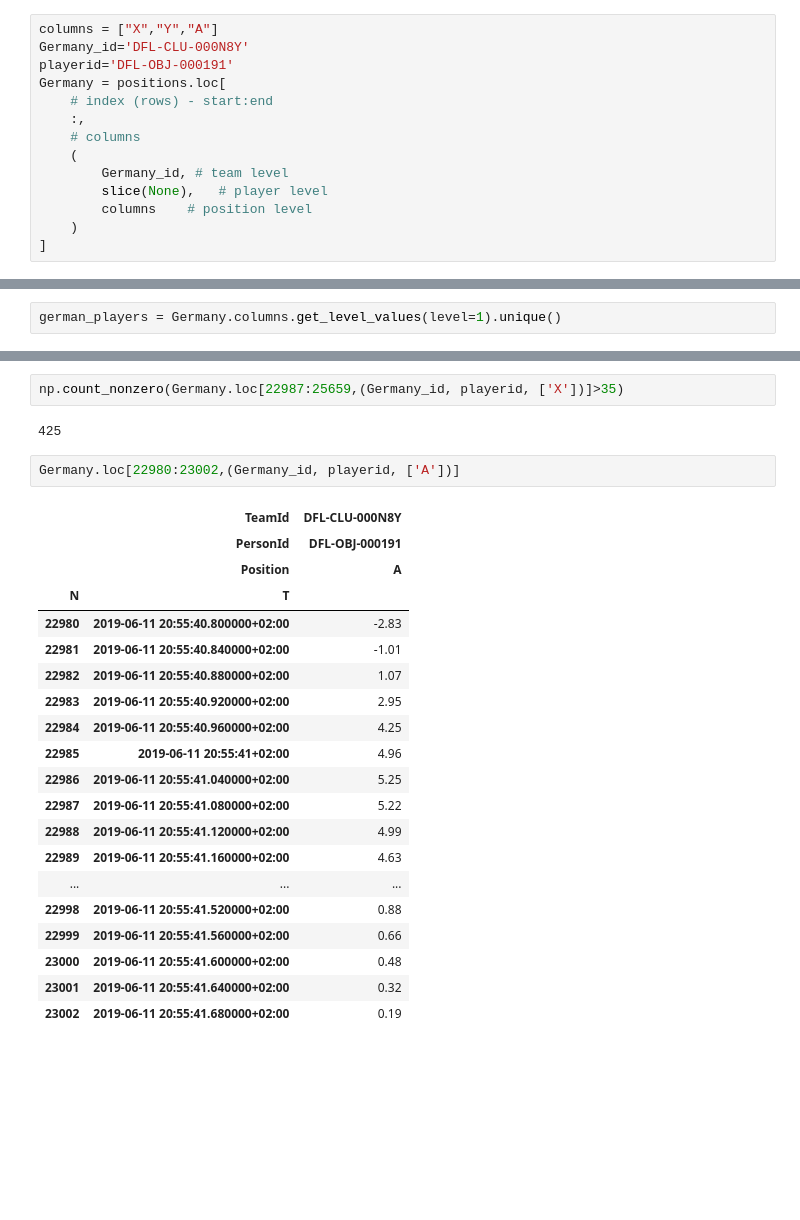
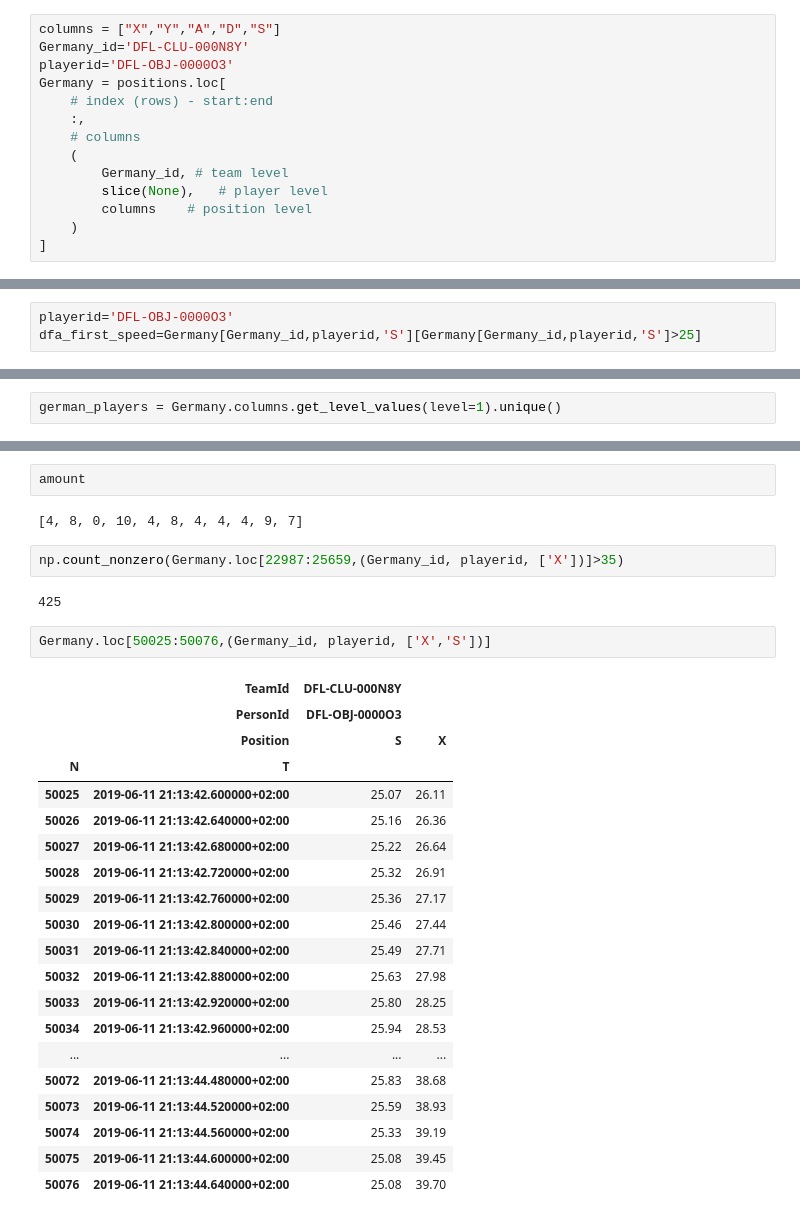
Before and after one commit to Deutscher-Fussball-Bund/Qualit-tsindex, a Jupyter notebook: Test.ipynb, the cells around one changed output, grey strips where cells are left out. Saved outputs shown, nothing was run; the diff lists cells and outputs as text; blank space fills up the shorter version.

```diff
--- a/Test.ipynb
+++ b/Test.ipynb
@@ -1430,9 +1430,9 @@ directionplayframe(10004,'DFL-CLU-000N8Y')
 startframe=[]
 endframe=[]
 # %%
-columns = ["X","Y","A"]
+columns = ["X","Y","A","D","S"]
 Germany_id='DFL-CLU-000N8Y'
-playerid='DFL-OBJ-000191'
+playerid='DFL-OBJ-0000O3'
 Germany = positions.loc[
     # index (rows) - start:end
     :,
@@ -1477,0 +1463,3 @@ AttributeError: 'Int64Index' object has no attribute 'iterrows'
+# %%
+playerid='DFL-OBJ-0000O3'
+dfa_first_speed=Germany[Germany_id,playerid,'S'][Germany[Germany_id,playerid,'S']>25]
@@ -1572,27 +1559,31 @@ for player in german_players:
+# %%
+amount
+# %% [output]
+[4, 8, 0, 10, 4, 8, 4, 4, 4, 9, 7]
 # %%
 np.count_nonzero(Germany.loc[22987:25659,(Germany_id, playerid, ['X'])]>35)
 # %% [output]
 425
 # %%
-Germany.loc[22980:23002,(Germany_id, playerid, ['A'])]
+Germany.loc[50025:50076,(Germany_id, playerid, ['X','S'])]
 # %% [output]
-|  | TeamId | DFL-CLU-000N8Y |
-|  | PersonId | DFL-OBJ-000191 |
-|  | Position | A |
-| N | T |  |
-| 22980 | 2019-06-11 20:55:40.800000+02:00 | -2.83 |
-| 22981 | 2019-06-11 20:55:40.840000+02:00 | -1.01 |
-| 22982 | 2019-06-11 20:55:40.880000+02:00 | 1.07 |
-| 22983 | 2019-06-11 20:55:40.920000+02:00 | 2.95 |
-| 22984 | 2019-06-11 20:55:40.960000+02:00 | 4.25 |
-| 22985 | 2019-06-11 20:55:41+02:00 | 4.96 |
-| 22986 | 2019-06-11 20:55:41.040000+02:00 | 5.25 |
-| 22987 | 2019-06-11 20:55:41.080000+02:00 | 5.22 |
-| 22988 | 2019-06-11 20:55:41.120000+02:00 | 4.99 |
-| 22989 | 2019-06-11 20:55:41.160000+02:00 | 4.63 |
-| ... | ... | ... |
-| 22998 | 2019-06-11 20:55:41.520000+02:00 | 0.88 |
-| 22999 | 2019-06-11 20:55:41.560000+02:00 | 0.66 |
-| 23000 | 2019-06-11 20:55:41.600000+02:00 | 0.48 |
-| 23001 | 2019-06-11 20:55:41.640000+02:00 | 0.32 |
-| 23002 | 2019-06-11 20:55:41.680000+02:00 | 0.19 |
+|  | TeamId | DFL-CLU-000N8Y |  |
+|  | PersonId | DFL-OBJ-0000O3 |  |
+|  | Position | S | X |
+| N | T |  |  |
+| 50025 | 2019-06-11 21:13:42.600000+02:00 | 25.07 | 26.11 |
+| 50026 | 2019-06-11 21:13:42.640000+02:00 | 25.16 | 26.36 |
+| 50027 | 2019-06-11 21:13:42.680000+02:00 | 25.22 | 26.64 |
+| 50028 | 2019-06-11 21:13:42.720000+02:00 | 25.32 | 26.91 |
+| 50029 | 2019-06-11 21:13:42.760000+02:00 | 25.36 | 27.17 |
+| 50030 | 2019-06-11 21:13:42.800000+02:00 | 25.46 | 27.44 |
+| 50031 | 2019-06-11 21:13:42.840000+02:00 | 25.49 | 27.71 |
+| 50032 | 2019-06-11 21:13:42.880000+02:00 | 25.63 | 27.98 |
+| 50033 | 2019-06-11 21:13:42.920000+02:00 | 25.80 | 28.25 |
+| 50034 | 2019-06-11 21:13:42.960000+02:00 | 25.94 | 28.53 |
+| ... | ... | ... | ... |
+| 50072 | 2019-06-11 21:13:44.480000+02:00 | 25.83 | 38.68 |
+| 50073 | 2019-06-11 21:13:44.520000+02:00 | 25.59 | 38.93 |
+| 50074 | 2019-06-11 21:13:44.560000+02:00 | 25.33 | 39.19 |
+| 50075 | 2019-06-11 21:13:44.600000+02:00 | 25.08 | 39.45 |
+| 50076 | 2019-06-11 21:13:44.640000+02:00 | 25.08 | 39.70 |
```
Also changed, not shown: parts of 18 cells of this notebook, 1 other file.
